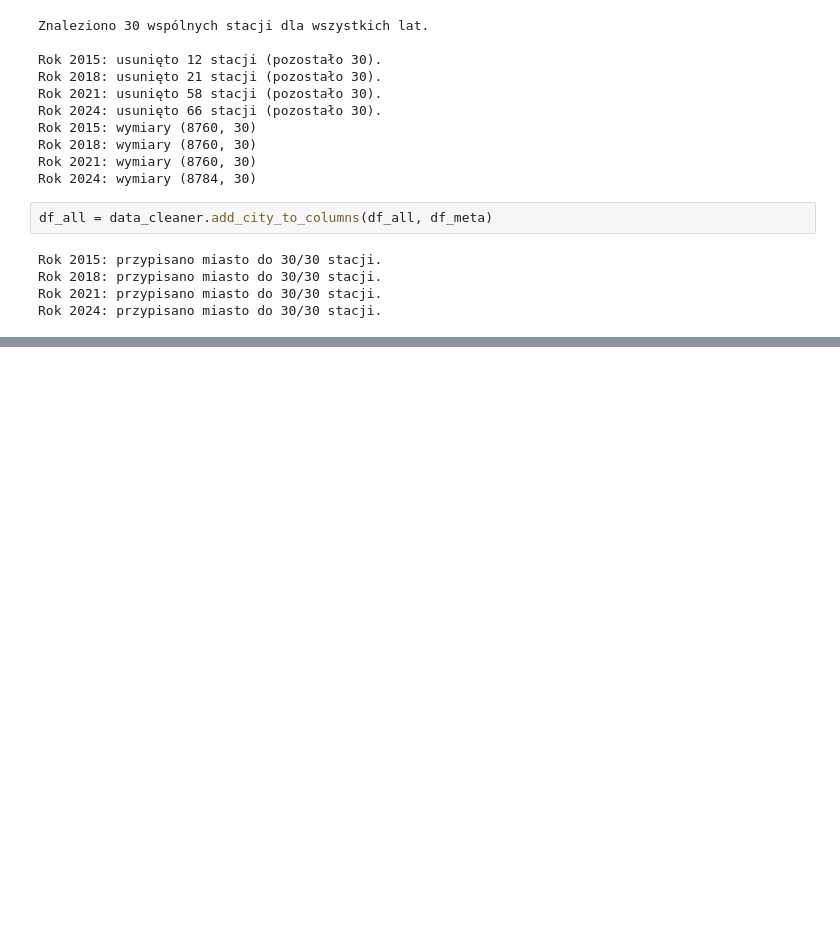
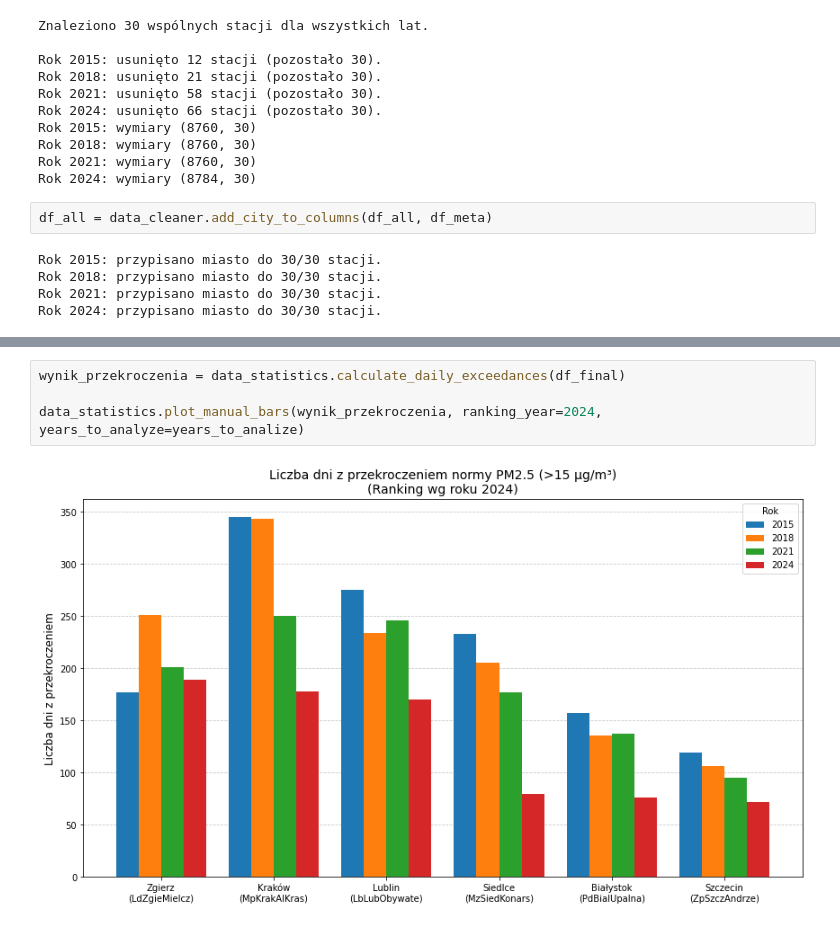
Before and after one commit to martynapawlak/maly_projekt_3, a Jupyter notebook: projekt_3.ipynb, the cells around one changed output, grey strips where cells are left out. Saved outputs shown, nothing was run; the diff lists cells and outputs as text; blank space fills up the shorter version.

```diff
--- a/projekt_3.ipynb
+++ b/projekt_3.ipynb
@@ -302,0 +359,6 @@ Indeks nie jest typu datetime. Próbuję konwersji...
+# %%
+wynik_przekroczenia = data_statistics.calculate_daily_exceedances(df_final)
+
+data_statistics.plot_manual_bars(wynik_przekroczenia, ranking_year=2024, years_to_analyze=years_to_analize)
+# %% [output]
+[figure, added]
```
Also changed, not shown: parts of 17 cells of this notebook, 2 other files.
